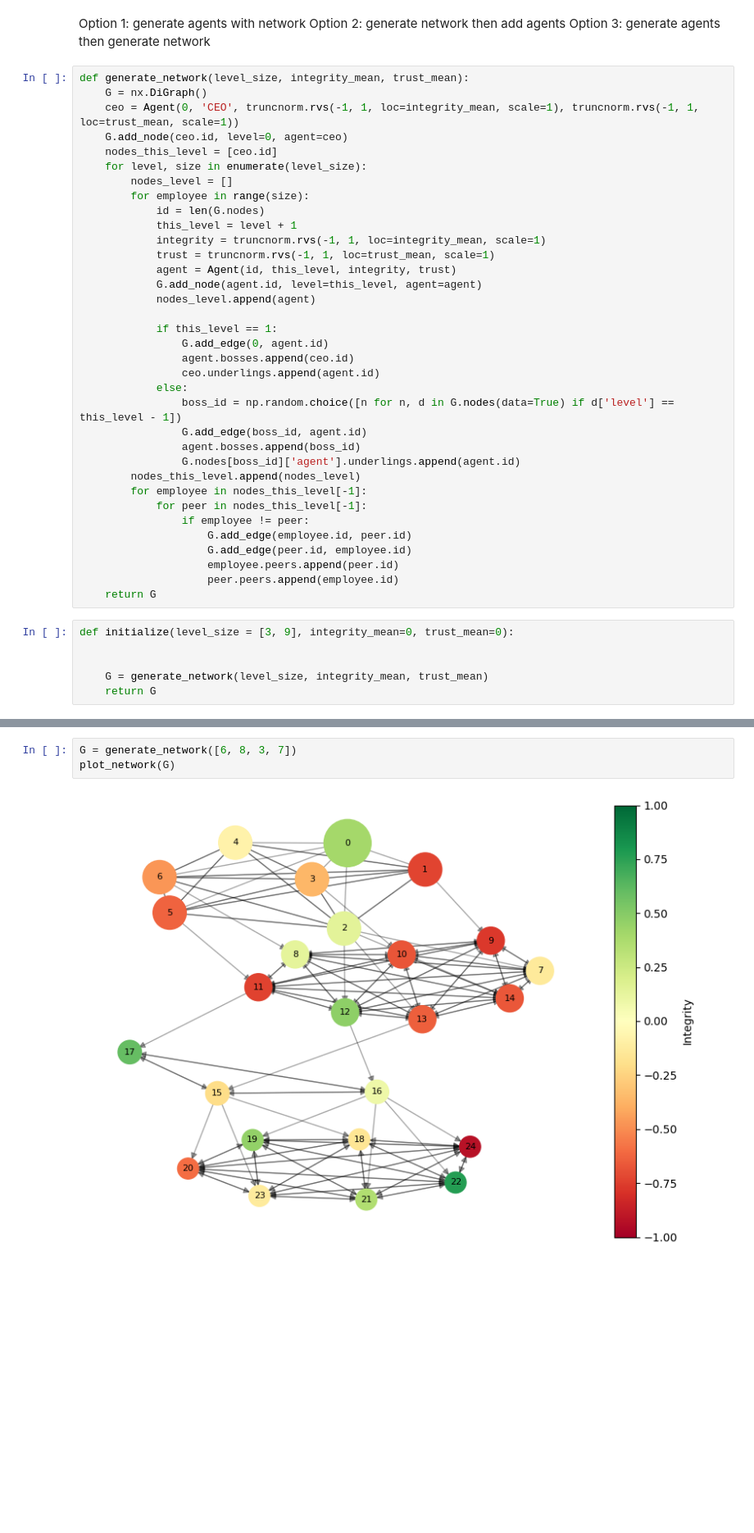
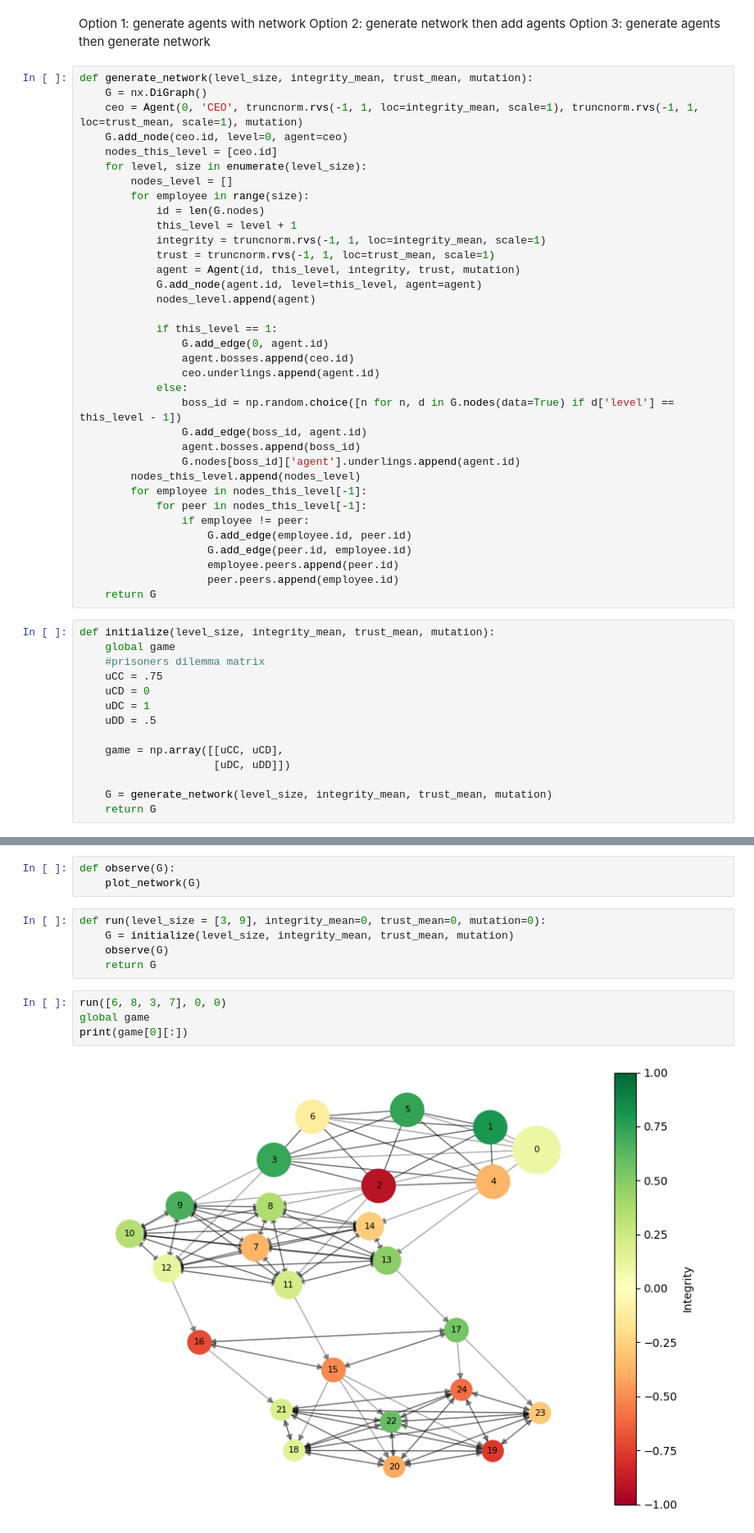
Before and after one commit to Zeke-CE/CorruptionModel, a Jupyter notebook: CorruptionABM2Zeke.ipynb, the cells around one changed output, grey strips where cells are left out. Shown at 82% size. Drawn from its saved outputs; the diff is of its cells as text; blank space fills up the shorter version.

Commit message:
Ported over game mechanism and strategy selection: not tested, but it runs

```diff
--- a/CorruptionABM2Zeke.ipynb
+++ b/CorruptionABM2Zeke.ipynb
@@ -29,9 +74,9 @@ Option 1: generate agents with network
 Option 2: generate network then add agents
 Option 3: generate agents then generate network
 # %%
-def generate_network(level_size, integrity_mean, trust_mean):
+def generate_network(level_size, integrity_mean, trust_mean, mutation):
     G = nx.DiGraph()
-    ceo = Agent(0, 'CEO', truncnorm.rvs(-1, 1, loc=integrity_mean, scale=1), truncnorm.rvs(-1, 1, loc=trust_mean, scale=1))
+    ceo = Agent(0, 'CEO', truncnorm.rvs(-1, 1, loc=integrity_mean, scale=1), truncnorm.rvs(-1, 1, loc=trust_mean, scale=1), mutation)
     G.add_node(ceo.id, level=0, agent=ceo)
     nodes_this_level = [ceo.id]
     for level, size in enumerate(level_size):
@@ -41,7 +86,7 @@ def generate_network(level_size, integrity_mean, trust_mean):
             this_level = level + 1
             integrity = truncnorm.rvs(-1, 1, loc=integrity_mean, scale=1)
             trust = truncnorm.rvs(-1, 1, loc=trust_mean, scale=1)
-            agent = Agent(id, this_level, integrity, trust)
+            agent = Agent(id, this_level, integrity, trust, mutation)
             G.add_node(agent.id, level=this_level, agent=agent)
             nodes_level.append(agent)
 
@@ -64,10 +109,18 @@ def generate_network(level_size, integrity_mean, trust_mean):
                     peer.peers.append(employee.id)
     return G
 # %%
-def initialize(level_size = [3, 9], integrity_mean=0, trust_mean=0):
+def initialize(level_size, integrity_mean, trust_mean, mutation):
+    global game
+    #prisoners dilemma matrix
+    uCC = .75
+    uCD = 0
+    uDC = 1
+    uDD = .5
 
+    game = np.array([[uCC, uCD],
+                     [uDC, uDD]])
 
-    G = generate_network(level_size, integrity_mean, trust_mean)
+    G = generate_network(level_size, integrity_mean, trust_mean, mutation)
     return G
 # %%
 def plot_network(G):
@@ -82,8 +135,17 @@ def plot_network(G):
     plt.colorbar(nodes, label='Integrity')
     plt.axis('off')
     plt.show()
+# %%
+def observe(G):
+    plot_network(G)
+# %%
+def run(level_size = [3, 9], integrity_mean=0, trust_mean=0, mutation=0):
+    G = initialize(level_size, integrity_mean, trust_mean, mutation)
+    observe(G)
+    return G
 # %%
-G = generate_network([6, 8, 3, 7])
-plot_network(G)
+run([6, 8, 3, 7], 0, 0)
+global game
+print(game[0][:])
 # %% [output]
-[figure, old version]
+[figure, new version]
```
Also changed, not shown: parts of 2 cells of this notebook.
